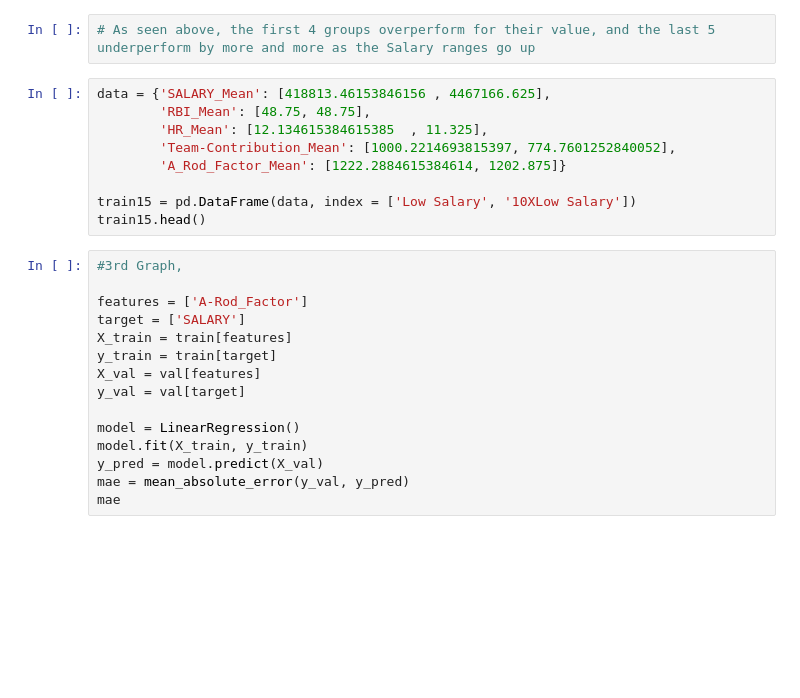
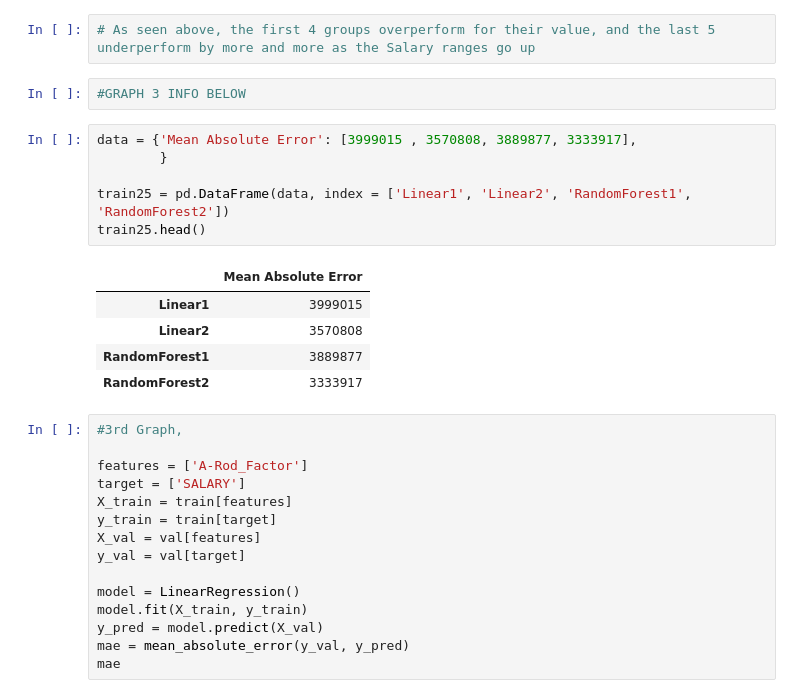
Before and after one commit to jberkow713/DS-Unit-2-Applied-Modeling, a Jupyter notebook: 2008PositionPlayerProject.ipynb, the cells around one changed output. Cells and saved outputs as stored; diff of their text form; blank space fills up the shorter version.

```diff
--- a/2008PositionPlayerProject.ipynb
+++ b/2008PositionPlayerProject.ipynb
@@ -1124,15 +1127,20 @@ print(train9['A-Rod_Factor'].mean()/ (train9['SALARY'].mean() * ARod_per_dollar)
 0.37684605001471483
 # %%
 # As seen above, the first 4 groups overperform for their value, and the last 5 underperform by more and more as the Salary ranges go up
-# %%
-data = {'SALARY_Mean': [418813.46153846156 , 4467166.625],
-        'RBI_Mean': [48.75, 48.75],
-        'HR_Mean': [12.134615384615385 	, 11.325],
-        'Team-Contribution_Mean': [1000.2214693815397, 774.7601252840052],
-        'A_Rod_Factor_Mean': [1222.2884615384614, 1202.875]}
-
-train15 = pd.DataFrame(data, index = ['Low Salary', '10XLow Salary'])
-train15.head()
+# %%
+#GRAPH 3 INFO BELOW
+# %%
+data = {'Mean Absolute Error': [3999015 , 3570808, 3889877, 3333917],
+        }
+
+train25 = pd.DataFrame(data, index = ['Linear1', 'Linear2', 'RandomForest1', 'RandomForest2'])
+train25.head()
+# %% [output]
+|  | Mean Absolute Error |
+| Linear1 | 3999015 |
+| Linear2 | 3570808 |
+| RandomForest1 | 3889877 |
+| RandomForest2 | 3333917 |
 # %%
 #3rd Graph,
 
```
Also changed, not shown: parts of 19 cells of this notebook.
